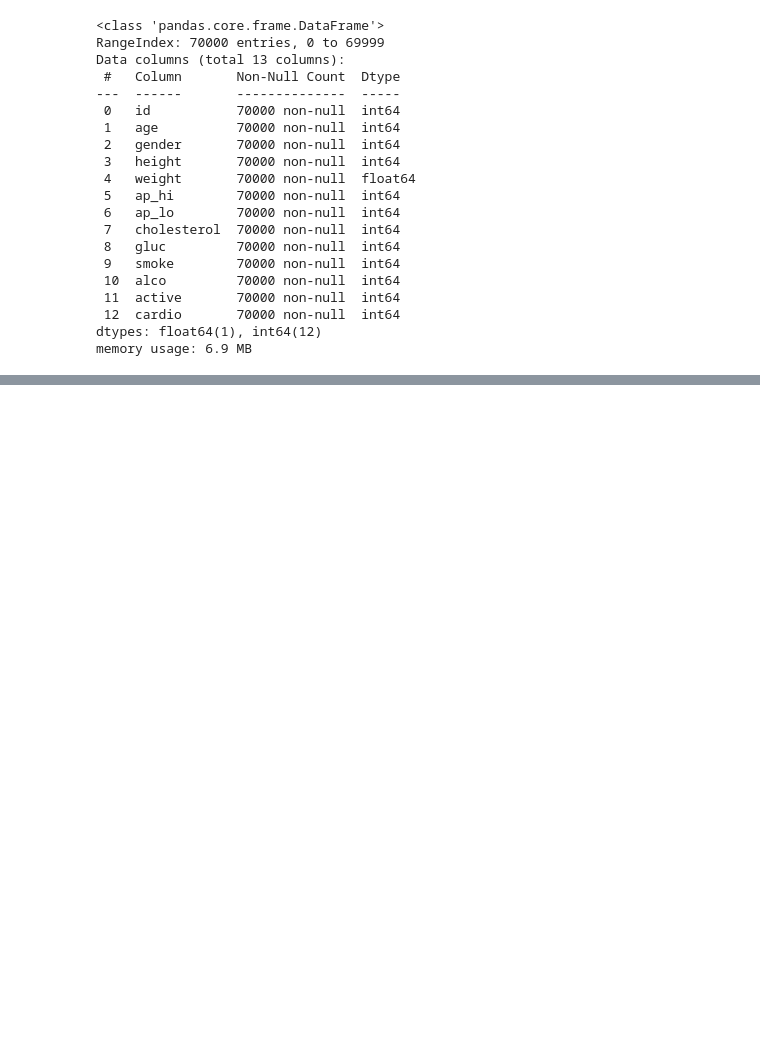
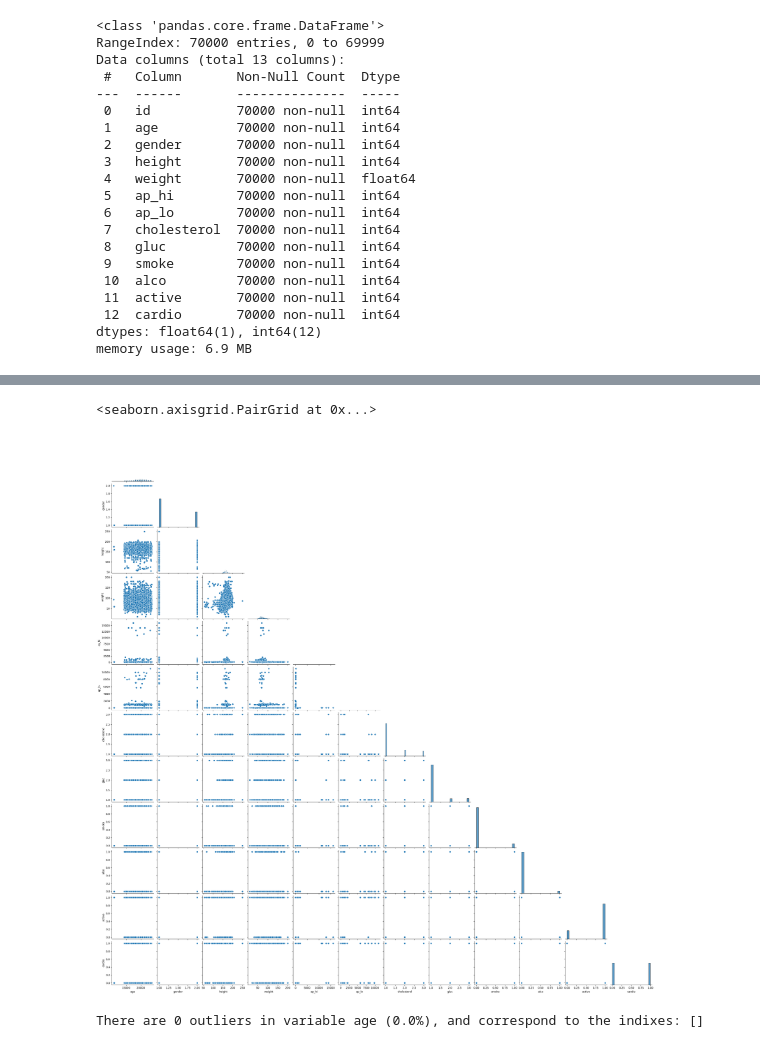
Before and after one commit to Lopera47/cardiodisease_SVCandRFC_MLhypertuning, a Jupyter notebook: EDA.ipynb, the cells around one changed output, grey strips where cells are left out. Drawn from its saved outputs; the diff is of its cells as text; code cells hidden in the pictures; blank space fills up the shorter version.

```diff
--- a/EDA.ipynb
+++ b/EDA.ipynb
@@ -44,0 +80,11 @@ memory usage: 6.9 MB
+# %%
+# Pairplot to find relationships among the dataset, beyond the covmatrix
+# But there's no any clear correlation
+sns.pairplot(data=data_cardio.iloc[:,1:], corner=True,
+x_vars=['age', 'gender', 'height', 'weight', 'ap_hi', 'ap_lo',
+       'cholesterol', 'gluc', 'smoke', 'alco', 'active', 'cardio'],
+y_vars=['age', 'gender', 'height', 'weight', 'ap_hi', 'ap_lo',
+       'cholesterol', 'gluc', 'smoke', 'alco', 'active', 'cardio'])
+# %% [output]
+<seaborn.axisgrid.PairGrid at 0x...>
+[figure, added]
@@ -44,0 +112,7 @@ memory usage: 6.9 MB
+# %%
+# Find outliers
+# En general there aren't many outliers
+outlier_age = detect_outliers(data_cardio,"age")
+print(outlier_age)
+# %% [output]
+There are 0 outliers in variable age (0.0%), and correspond to the indixes: []
```
Also changed, not shown: parts of 6 cells of this notebook.
